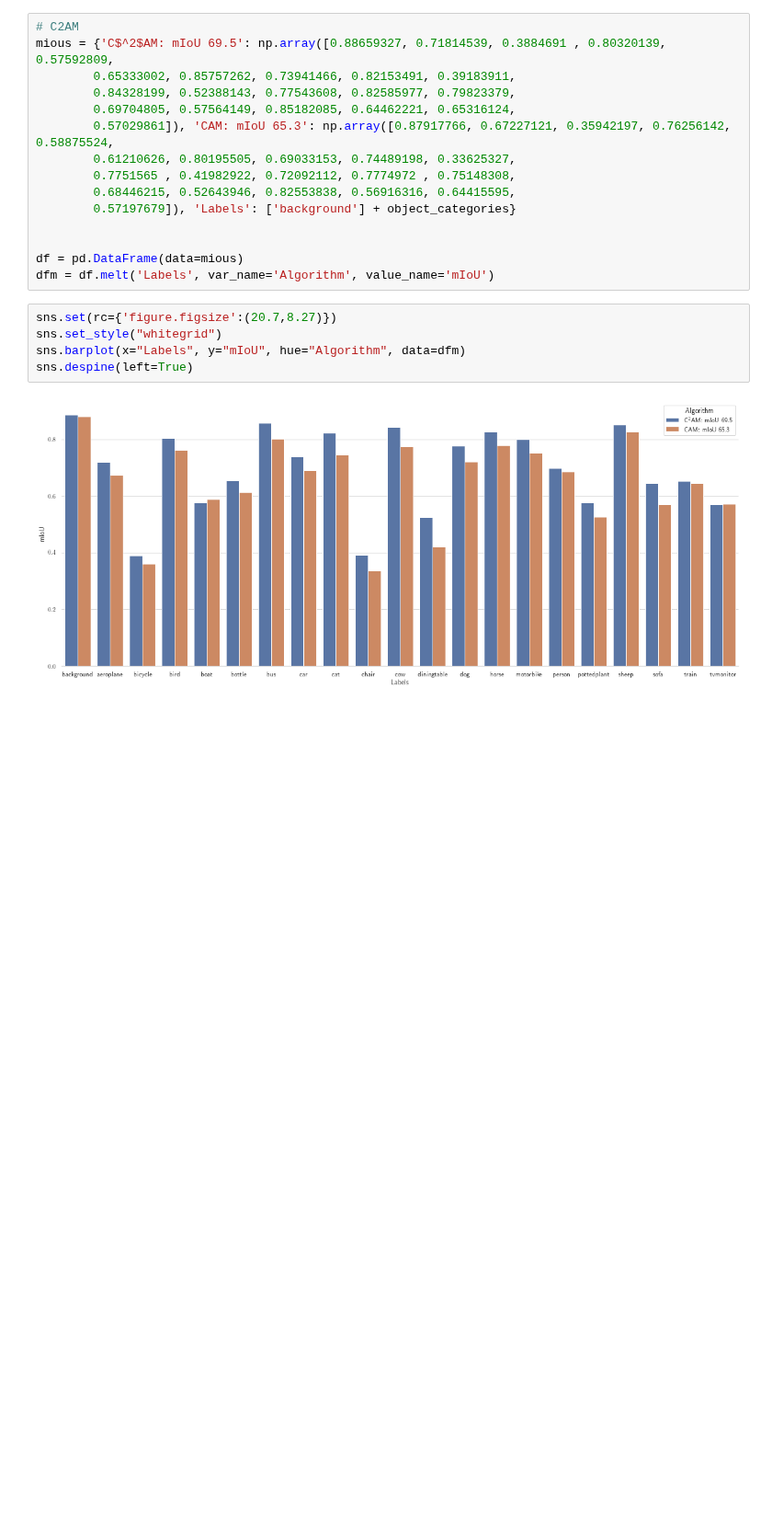
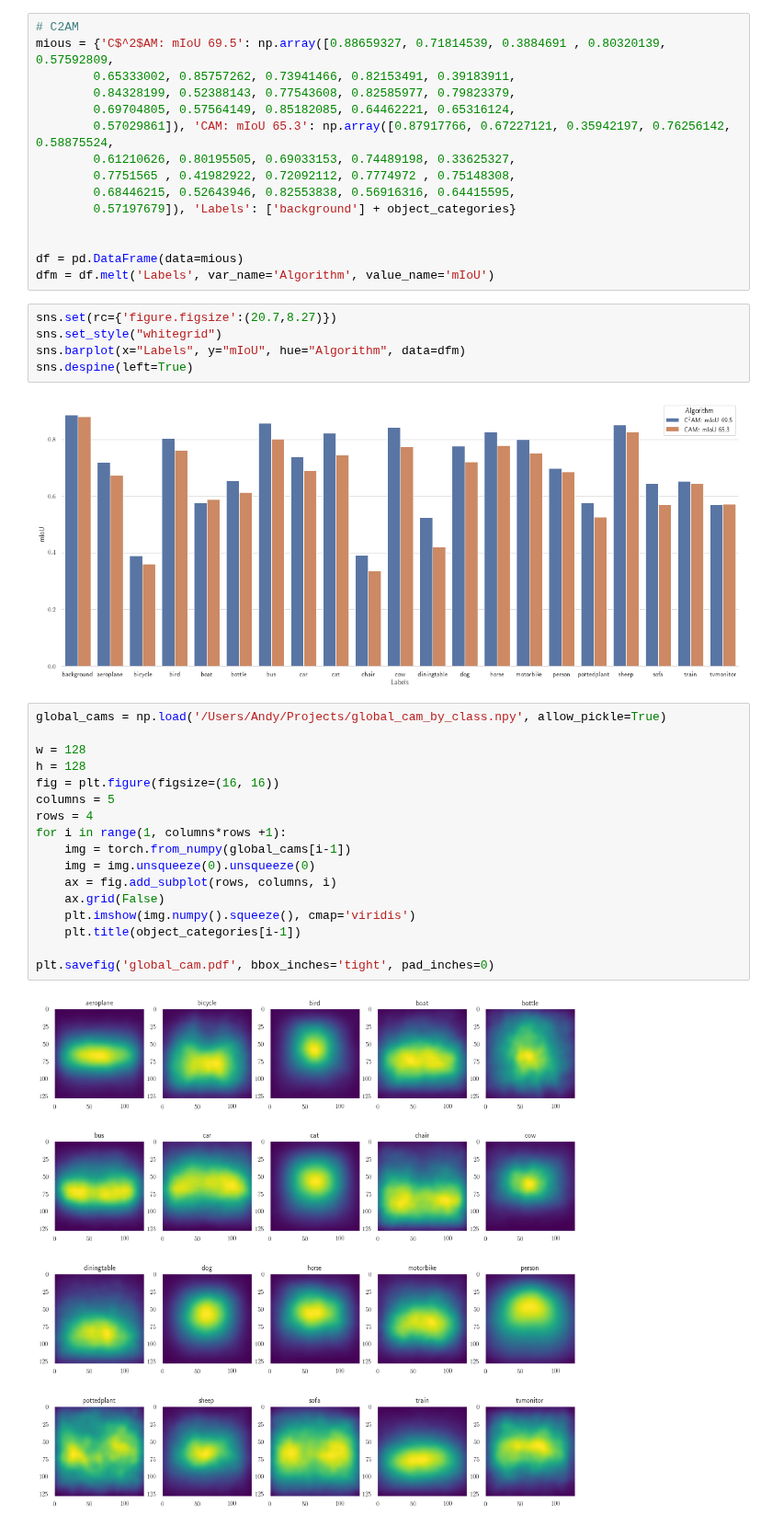
Before and after one commit to yiping-wang/c2am, a Jupyter notebook: Visualizations.ipynb, the cells around one changed output. Shown at 92% size. Drawn from its saved outputs; the diff is of its cells as text; blank space fills up the shorter version.

```diff
--- a/Visualizations.ipynb
+++ b/Visualizations.ipynb
@@ -239,3 +239,22 @@ sns.barplot(x="Labels", y="mIoU", hue="Algorithm", data=dfm)
 sns.despine(left=True)
 # %% [output]
 [figure]
+# %%
+global_cams = np.load('/Users/Andy/Projects/global_cam_by_class.npy', allow_pickle=True)
+
+w = 128
+h = 128
+fig = plt.figure(figsize=(16, 16))
+columns = 5
+rows = 4
+for i in range(1, columns*rows +1):
+    img = torch.from_numpy(global_cams[i-1])
+    img = img.unsqueeze(0).unsqueeze(0)
+    ax = fig.add_subplot(rows, columns, i)
+    ax.grid(False)
+    plt.imshow(img.numpy().squeeze(), cmap='viridis')
+    plt.title(object_categories[i-1])
+
+plt.savefig('global_cam.pdf', bbox_inches='tight', pad_inches=0)
+# %% [output]
+[figure, added]
```
